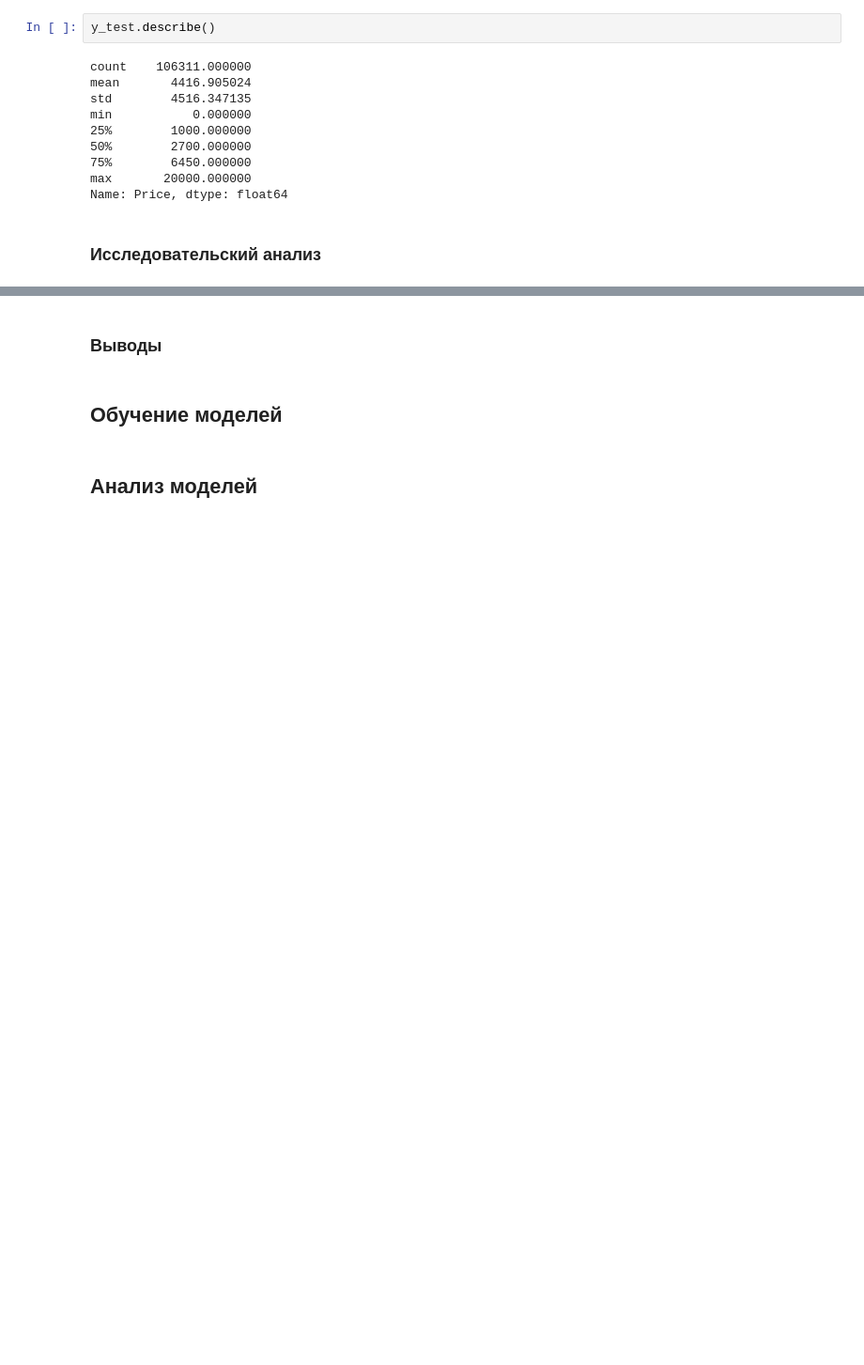
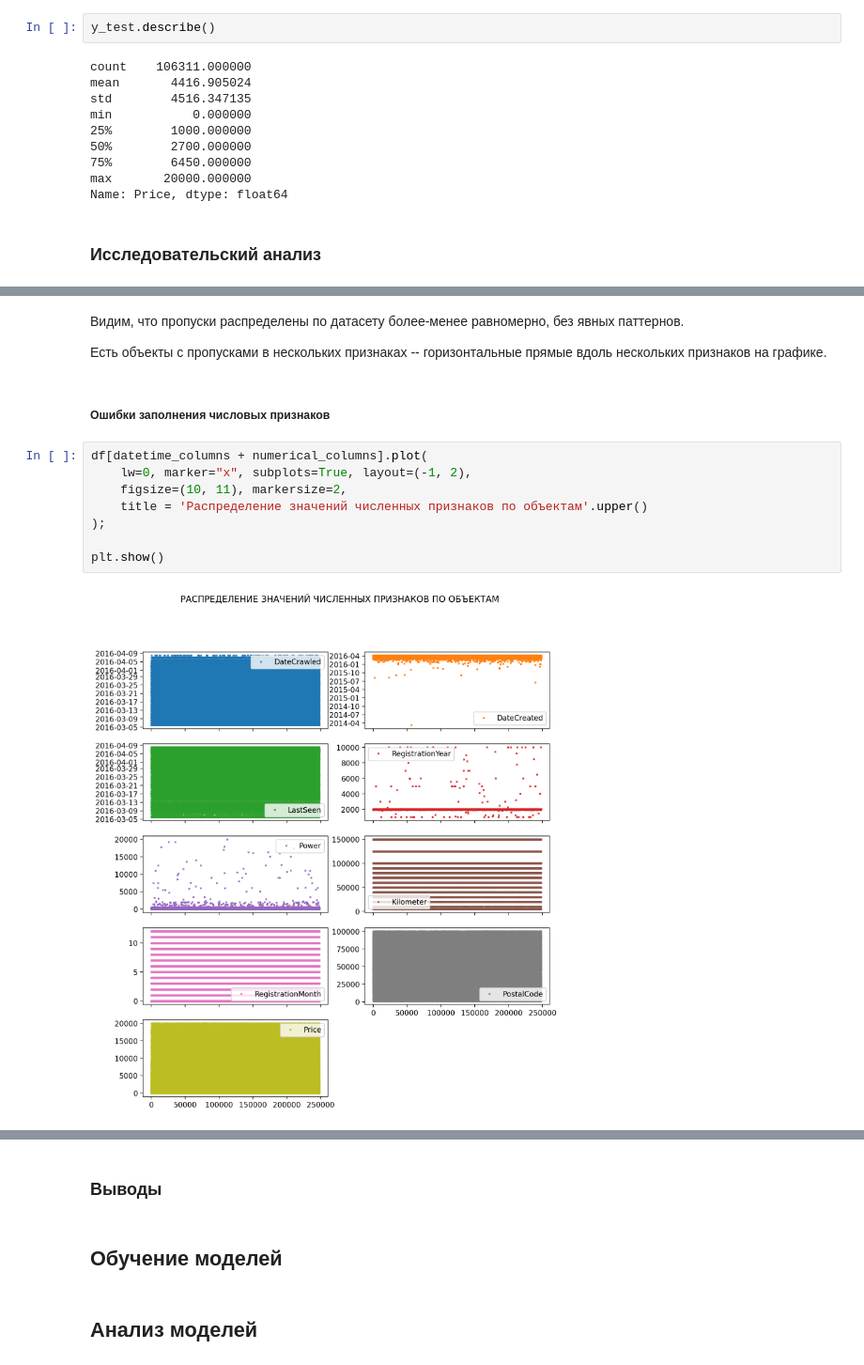
Before and after one commit to dimdasci/yp13-gradient-boosting, a Jupyter notebook: notebooks/yp13-gradient-boosting.ipynb, the cells around one changed output, grey strips where cells are left out. Shown at 94% size. Saved outputs shown, nothing was run; the diff lists cells and outputs as text; blank space fills up the shorter version.

```diff
--- a/notebooks/yp13-gradient-boosting.ipynb
+++ b/notebooks/yp13-gradient-boosting.ipynb
@@ -189,0 +399,16 @@ Name: Price, dtype: float64
+# %% [markdown]
+Видим, что пропуски распределены по датасету более-менее равномерно, без явных паттернов.
+
+Есть объекты с пропусками в нескольких признаках -- горизонтальные прямые вдоль нескольких признаков на графике.
+# %% [markdown]
+##### Ошибки заполнения числовых признаков
+# %%
+df[datetime_columns + numerical_columns].plot(
+    lw=0, marker="x", subplots=True, layout=(-1, 2),
+    figsize=(10, 11), markersize=2,
+    title = 'Распределение значений численных признаков по объектам'.upper()
+);
+
+plt.show()
+# %% [output]
+[figure, added]
```
Also changed, not shown: parts of 45 cells of this notebook.
